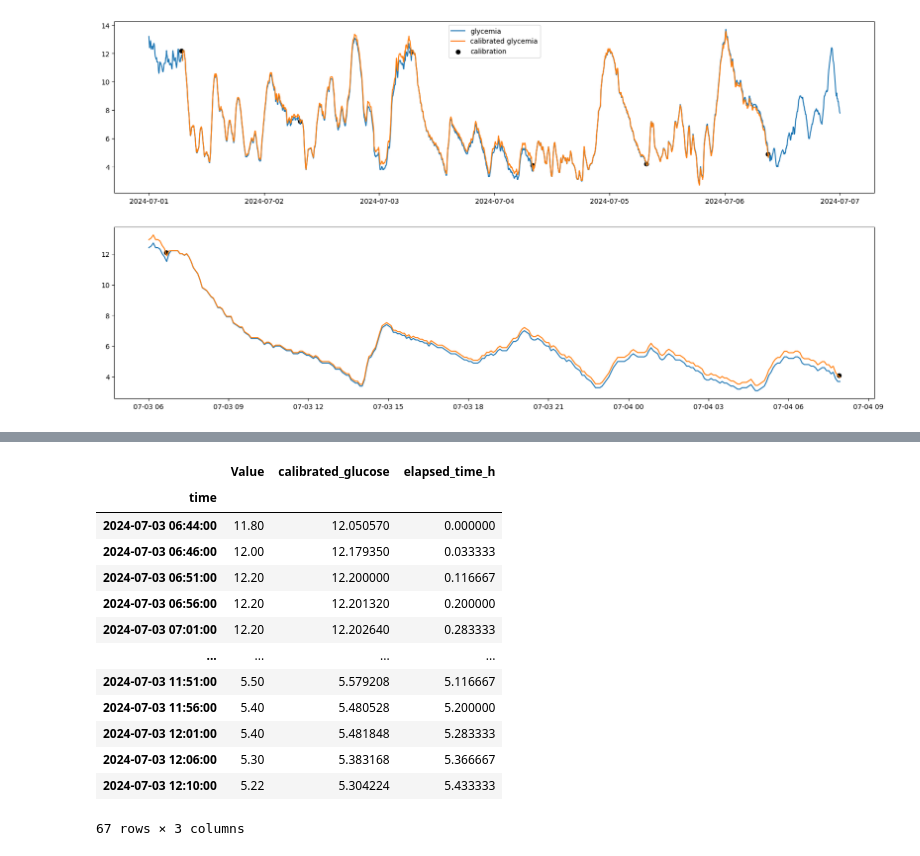
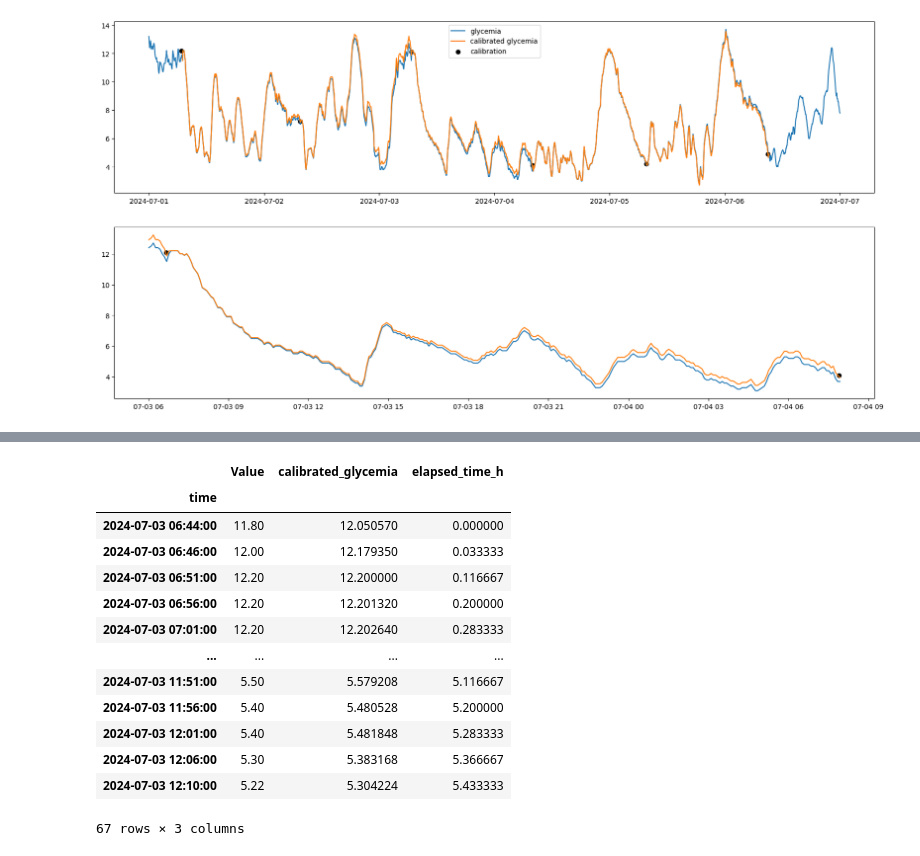
Before and after one commit to sethyvenatem/blood_sugar_fast_day, a Jupyter notebook: fast_day.ipynb, the cells around one changed output, grey strips where cells are left out. Drawn from its saved outputs; the diff is of its cells as text; code cells hidden in the pictures.

```diff
--- a/fast_day.ipynb
+++ b/fast_day.ipynb
@@ -249,23 +243,23 @@ Here, I fit the above model to my data and extract numerical values for $g_0$, $
 # %%
 # Get the data and extract the relevant part.
 import pandas as pd
 import numpy as np
 from scipy.optimize import curve_fit
 from scipy.optimize import fsolve
 import matplotlib.pyplot as plt
 
 data = pd.read_csv('fast_day.csv').set_index('Unnamed: 0')
 data.index = pd.to_datetime(data.index)
 data.index.name = 'time'
 # The insulin is acting alone immediately after my first (and only in this dataset) injection and right before I went to collect my daughter at kindergarden.
-data = pd.concat([pd.DataFrame([[np.nan,np.nan,'glucose_measurement']],index = data[data['EventType'] == 'rapid_insulin_u'].index, columns = ['Value','calibrated_glucose','EventType']),data]).sort_index()
-data = pd.concat([pd.DataFrame([[np.nan,np.nan,'glucose_measurement']],index = data[data['EventType'] == 'medium_exercise_min'].index, columns = ['Value','calibrated_glucose','EventType']),data]).sort_index()
-data.loc[data['EventType'] == 'glucose_measurement',['Value','calibrated_glucose']] = data.loc[data['EventType'] == 'glucose_measurement',['Value','calibrated_glucose']].interpolate(method = 'time')
-data = data.loc[(data['EventType'] == 'glucose_measurement') & (data.index >= data[data['EventType'] == 'rapid_insulin_u'].index[0]) & (data.index <= data[data['EventType'] == 'medium_exercise_min'].index[0]),['Value','calibrated_glucose']]
+data = pd.concat([pd.DataFrame([[np.nan,np.nan,'glycemia']],index = data[data['EventType'] == 'rapid_insulin_u'].index, columns = ['Value','calibrated_glycemia','EventType']),data]).sort_index()
+data = pd.concat([pd.DataFrame([[np.nan,np.nan,'glycemia']],index = data[data['EventType'] == 'medium_exercise_min'].index, columns = ['Value','calibrated_glycemia','EventType']),data]).sort_index()
+data.loc[data['EventType'] == 'glycemia',['Value','calibrated_glycemia']] = data.loc[data['EventType'] == 'glycemia',['Value','calibrated_glycemia']].interpolate(method = 'time')
+data = data.loc[(data['EventType'] == 'glycemia') & (data.index >= data[data['EventType'] == 'rapid_insulin_u'].index[0]) & (data.index <= data[data['EventType'] == 'medium_exercise_min'].index[0]),['Value','calibrated_glycemia']]
 data['elapsed_time_h'] = (data.index-data.index[0]).total_seconds()/(3600)
 data
 # %% [output]
-|  | Value | calibrated_glucose | elapsed_time_h |
+|  | Value | calibrated_glycemia | elapsed_time_h |
 | time |  |  |  |
 | 2024-07-03 06:44:00 | 11.80 | 12.050570 | 0.000000 |
 | 2024-07-03 06:46:00 | 12.00 | 12.179350 | 0.033333 |
```
Also changed, not shown: parts of 14 cells of this notebook, 1 other file.
